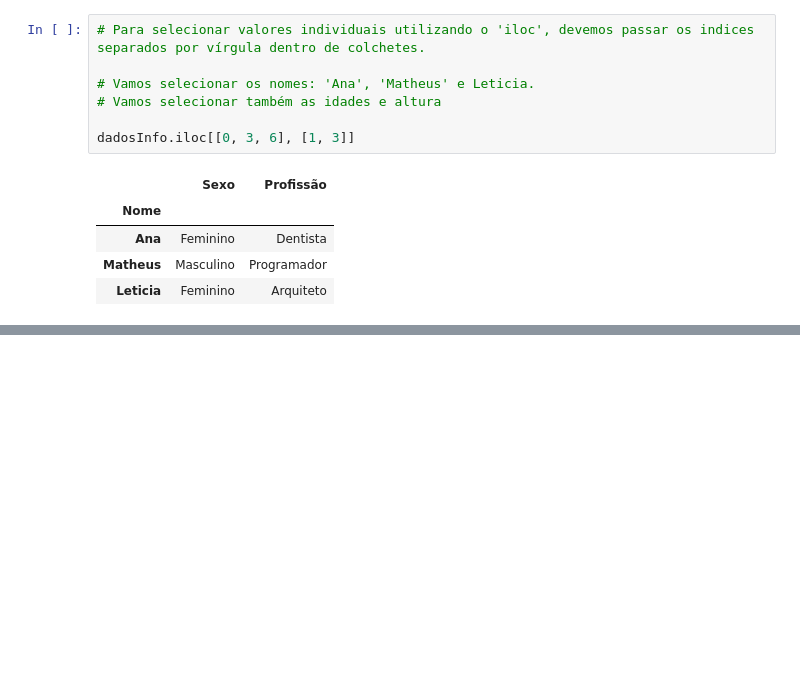
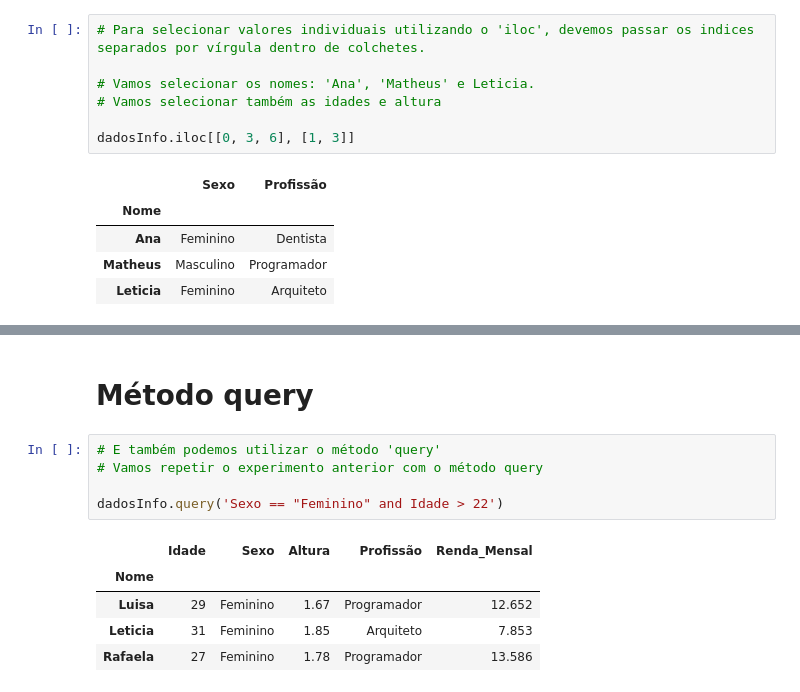
Before and after one commit to Olivierah/Pandas-Package, a Jupyter notebook: Python_para_Data_Science_Introdução_ao__Pandas.ipynb, the cells around one changed output, grey strips where cells are left out. Drawn from its saved outputs; the diff is of its cells as text; blank space fills up the shorter version.

```diff
--- a/Python_para_Data_Science_Introdução_ao__Pandas.ipynb
+++ b/Python_para_Data_Science_Introdução_ao__Pandas.ipynb
@@ -929,0 +982,13 @@ dadosInfo.iloc[[0, 3, 6], [1, 3]]
+# %% [markdown]
+# Método query
+# %%
+# E também podemos utilizar o método 'query'
+# Vamos repetir o experimento anterior com o método query
+
+dadosInfo.query('Sexo == "Feminino" and Idade > 22')
+# %% [output]
+|  | Idade | Sexo | Altura | Profissão | Renda_Mensal |
+| Nome |  |  |  |  |  |
+| Luisa | 29 | Feminino | 1.67 | Programador | 12.652 |
+| Leticia | 31 | Feminino | 1.85 | Arquiteto | 7.853 |
+| Rafaela | 27 | Feminino | 1.78 | Programador | 13.586 |
```
Also changed, not shown: parts of 5 cells of this notebook.
